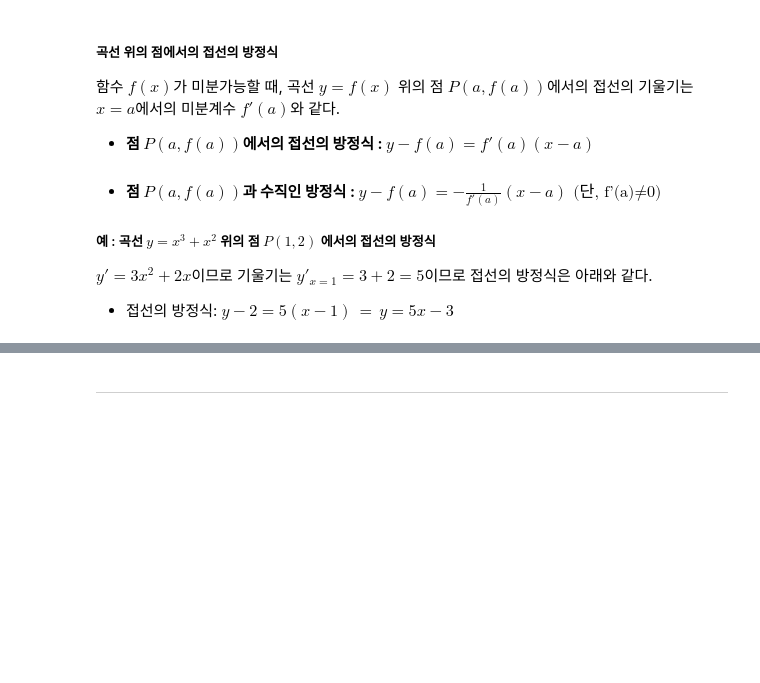
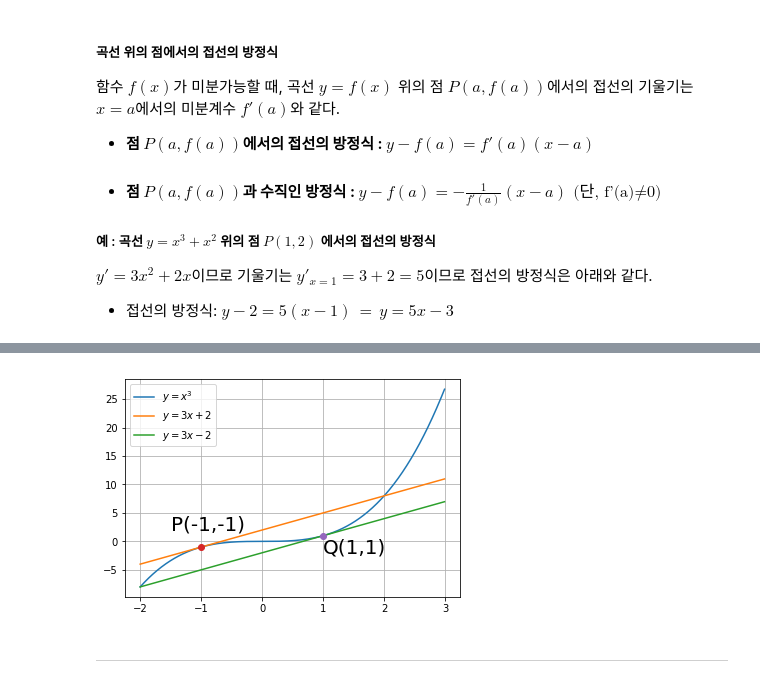
Before and after one commit to ecjang/pages, a Jupyter notebook: Math/[Statistic]_04_Use of Derivatives.ipynb, the cells around one changed output, grey strips where cells are left out. Cells and saved outputs as stored; diff of their text form; code cells hidden in the pictures; blank space fills up the shorter version.

```diff
--- a/Math/[Statistic]_04_Use of Derivatives.ipynb
+++ b/Math/[Statistic]_04_Use of Derivatives.ipynb
@@ -55,2 +45,12 @@ SyntaxError: invalid syntax (<ipython-input-70-ca855e8f47a0>, line 1)
+# %%
+plt.plot(x,x**3, label="$y=x^3$")
+plt.plot(x,3*x+2, label="$y=3x+2$")
+plt.plot(x,3*x-2, label="$y=3x-2$")
+plt.plot(-1,-1,'o'); plt.plot(1,1,'o')
+plt.annotate('P(-1,-1)', xy=(-1,-1), xytext=(-1.5,2), fontsize=20)
+plt.annotate('Q(1,1)', xy=(1,1), xytext=(1,-2), fontsize=20)
+plt.grid();plt.legend();plt.show()
+# %% [output]
+[figure, added]
 # %% [markdown]
 -----
```
Also changed, not shown: parts of 6 cells of this notebook.
